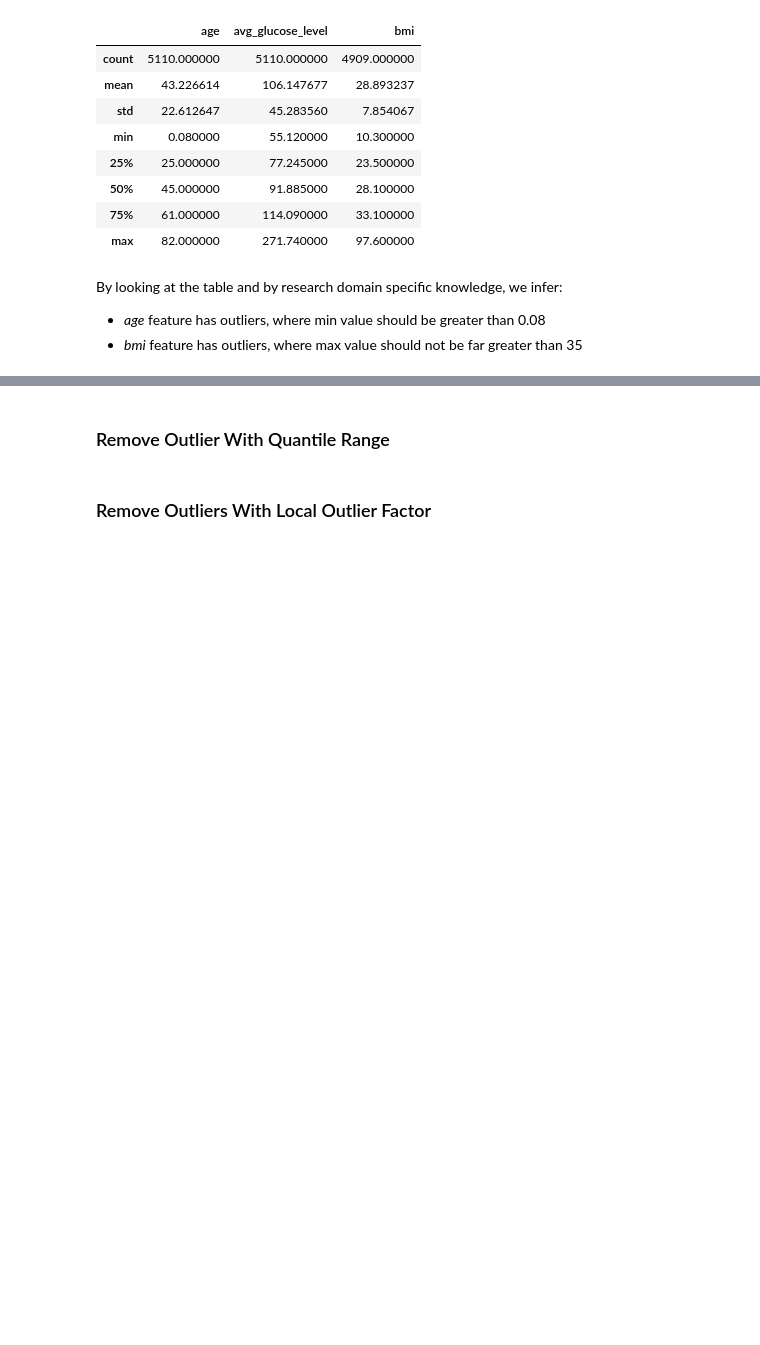
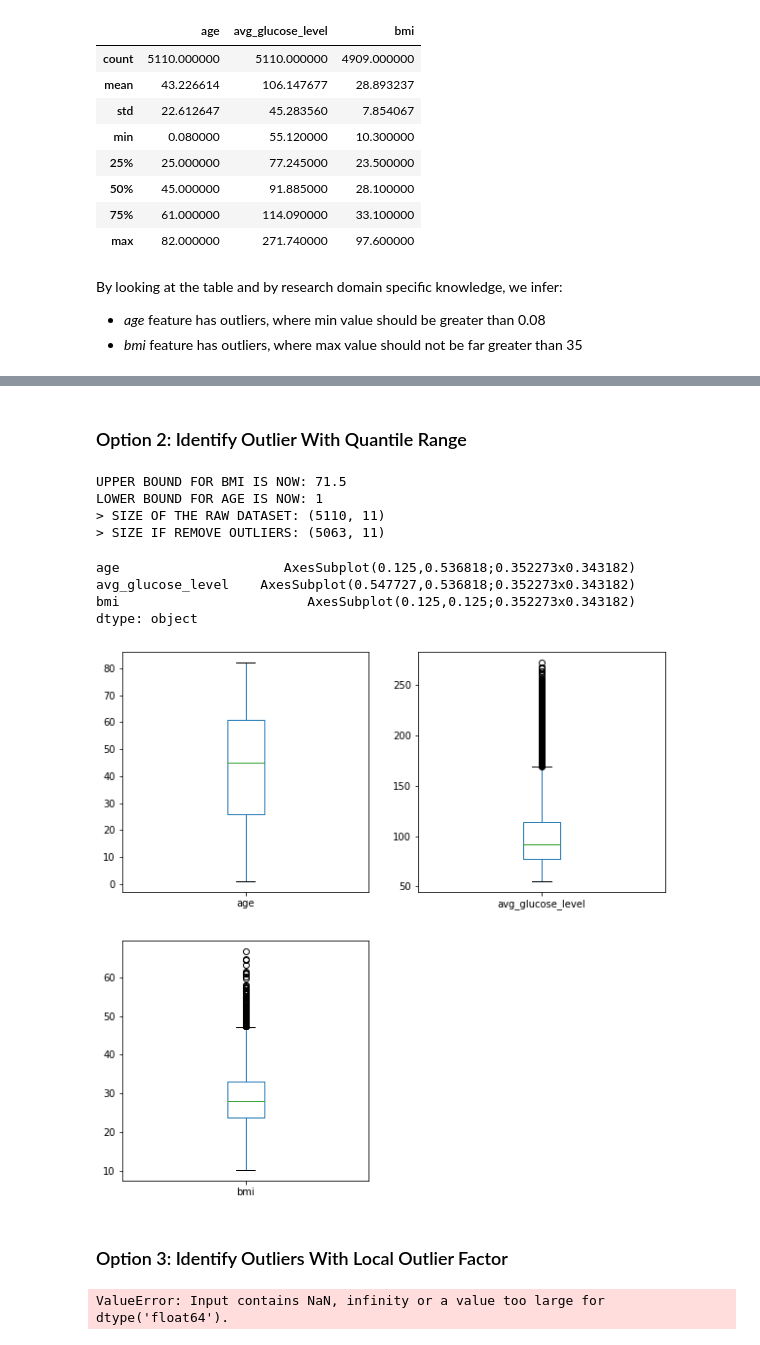
Before and after one commit to LapTQ/IT31903_123220_Group18_Stroke-prediction, a Jupyter notebook: data_preparation.ipynb, the cells around one changed output, grey strips where cells are left out. Saved outputs shown, nothing was run; the diff lists cells and outputs as text; code cells hidden in the pictures; blank space fills up the shorter version.

```diff
--- a/data_preparation.ipynb
+++ b/data_preparation.ipynb
@@ -136,4 +204,44 @@ By looking at the table and by research domain specific knowledge, we infer:
 # %% [markdown]
-### Remove Outlier With Quantile Range
+### Option 2: Identify Outlier With Quantile Range
+# %%
+q25, q75 = dataset['bmi'].quantile(0.25), dataset['bmi'].quantile(0.75)
+iqr = q75 - q25
+cut_off = iqr * 4
+bmi_upper = q75 + cut_off
+print("UPPER BOUND FOR BMI IS NOW:", bmi_upper)
+
+age_lower = 1
+print("LOWER BOUND FOR AGE IS NOW:", age_lower)
+
+# identify non-outlier indexes
+outlier = (dataset["bmi"] > bmi_upper) | (dataset["age"] < age_lower)
+outlier_removed = outlier == False
+
+print("> SIZE OF THE RAW DATASET:", dataset.shape)
+print("> SIZE IF REMOVE OUTLIERS:", dataset[outlier_removed].shape)
+
+# box and whisker plot
+dataset[outlier_removed][numerical_ix].plot(kind='box', subplots=True, layout=(2,2), figsize=(10,10))
+pyplot.show()
+# %% [output]
+UPPER BOUND FOR BMI IS NOW: 71.5
+LOWER BOUND FOR AGE IS NOW: 1
+> SIZE OF THE RAW DATASET: (5110, 11)
+> SIZE IF REMOVE OUTLIERS: (5063, 11)
+age                     AxesSubplot(0.125,0.536818;0.352273x0.343182)
+avg_glucose_level    AxesSubplot(0.547727,0.536818;0.352273x0.343182)
+bmi                        AxesSubplot(0.125,0.125;0.352273x0.343182)
+dtype: object
+[figure, added]
 # %% [markdown]
-### Remove Outliers With Local Outlier Factor
+### Option 3: Identify Outliers With Local Outlier Factor
+# %%
+# identify outliers in the training dataset
+lof = LocalOutlierFactor()
+yhat = lof.fit_predict(X_train[numerical_ix])
+# select all rows that are not outliers
+outlier_removed = yhat != 1
+X_train, y_train = X_train[outlier_removed], y_train[outlier_removed]
+print(X_train.head(10))
+# %% [output]
+ValueError: Input contains NaN, infinity or a value too large for dtype('float64').
```
Also changed, not shown: parts of 13 cells of this notebook.
